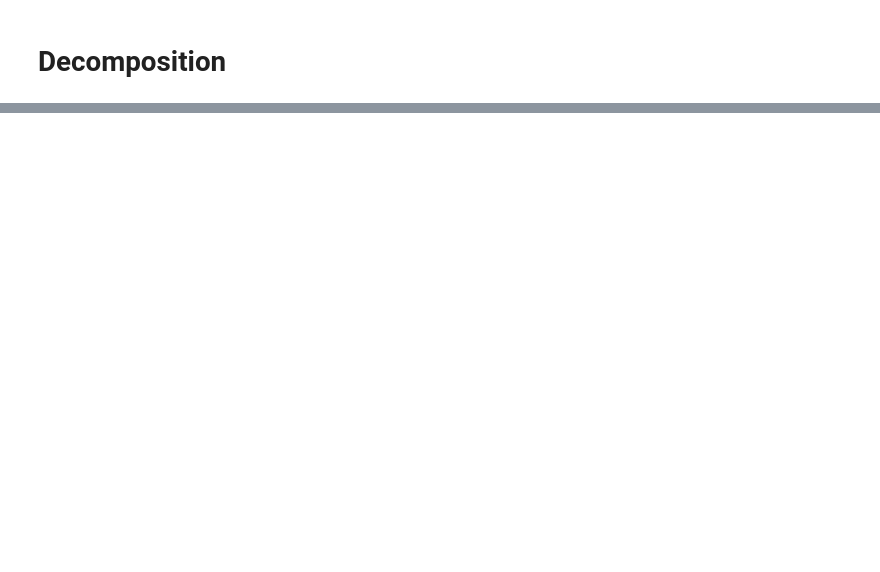
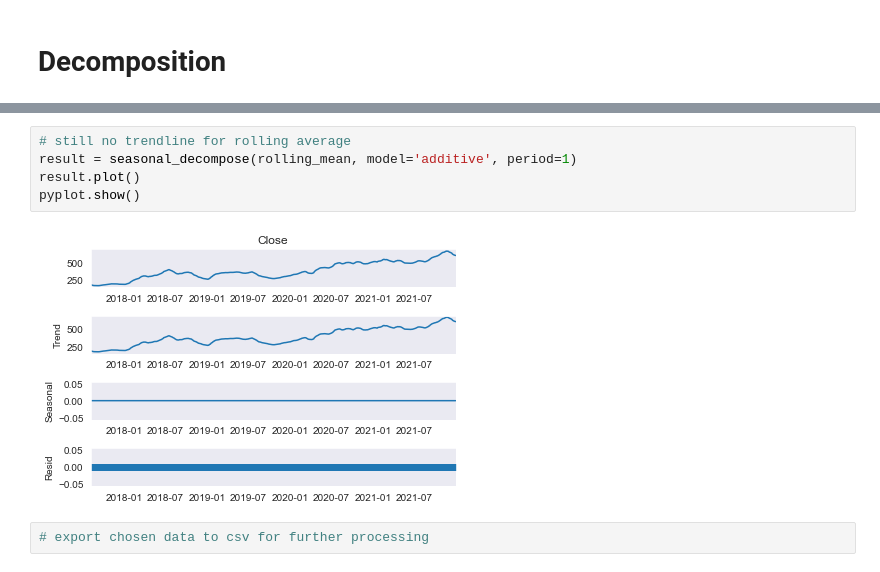
Before and after one commit to Velvox/lhl_capstone, a Jupyter notebook: notebooks/eda_stock.ipynb, the cells around one changed output, grey strips where cells are left out. Cells and saved outputs as stored; diff of their text form; blank space fills up the shorter version.

```diff
--- a/notebooks/eda_stock.ipynb
+++ b/notebooks/eda_stock.ipynb
@@ -152,0 +178,9 @@ sns.lineplot(data=five_close)
+# %%
+# still no trendline for rolling average
+result = seasonal_decompose(rolling_mean, model='additive', period=1)
+result.plot()
+pyplot.show()
+# %% [output]
+[figure, added]
+# %%
+# export chosen data to csv for further processing
```
Also changed, not shown: parts of 10 cells of this notebook, 12 other files.
